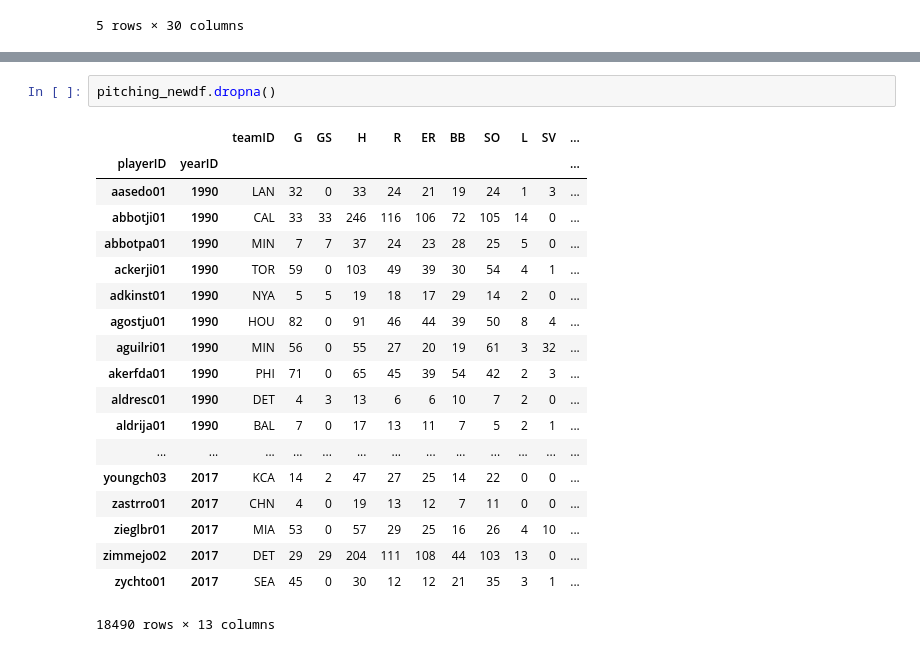
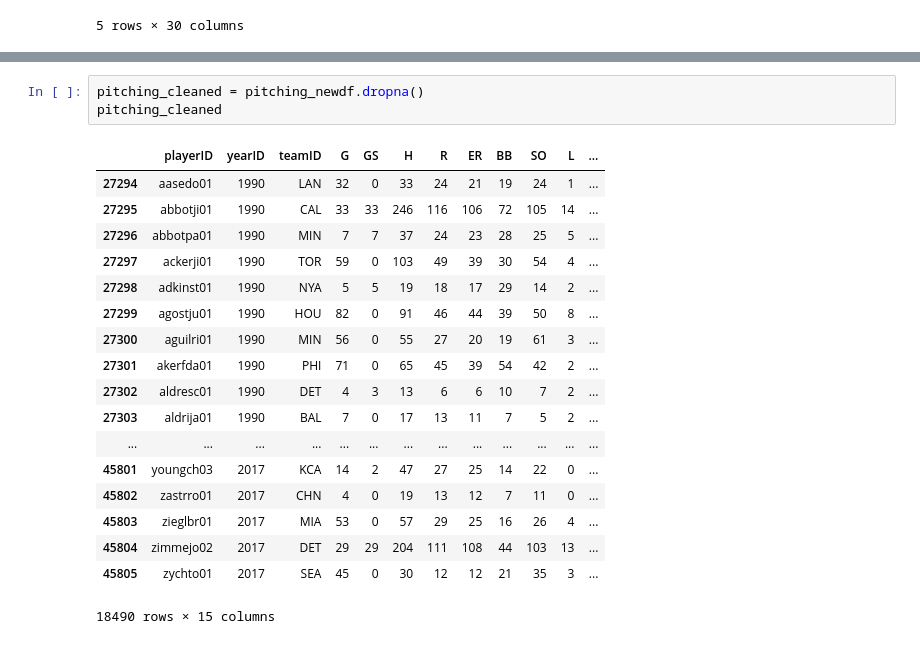
Before and after one commit to sueyahara/ETL_Project, a Jupyter notebook: Salaries_Pitching.ipynb, the cells around one changed output, grey strips where cells are left out. Saved outputs shown, nothing was run; the diff lists cells and outputs as text.

```diff
--- a/Salaries_Pitching.ipynb
+++ b/Salaries_Pitching.ipynb
@@ -171,23 +144,23 @@ ERA       float64
 dtype: object
-# %%
-pitching_newdf.dropna()
-# %% [output]
-|  |  | teamID | G | GS | H | R | ER | BB | SO | L | SV | ... |
-| playerID | yearID |  |  |  |  |  |  |  |  |  |  | ... |
-| aasedo01 | 1990 | LAN | 32 | 0 | 33 | 24 | 21 | 19 | 24 | 1 | 3 | ... |
-| abbotji01 | 1990 | CAL | 33 | 33 | 246 | 116 | 106 | 72 | 105 | 14 | 0 | ... |
-| abbotpa01 | 1990 | MIN | 7 | 7 | 37 | 24 | 23 | 28 | 25 | 5 | 0 | ... |
-| ackerji01 | 1990 | TOR | 59 | 0 | 103 | 49 | 39 | 30 | 54 | 4 | 1 | ... |
-| adkinst01 | 1990 | NYA | 5 | 5 | 19 | 18 | 17 | 29 | 14 | 2 | 0 | ... |
-| agostju01 | 1990 | HOU | 82 | 0 | 91 | 46 | 44 | 39 | 50 | 8 | 4 | ... |
-| aguilri01 | 1990 | MIN | 56 | 0 | 55 | 27 | 20 | 19 | 61 | 3 | 32 | ... |
-| akerfda01 | 1990 | PHI | 71 | 0 | 65 | 45 | 39 | 54 | 42 | 2 | 3 | ... |
-| aldresc01 | 1990 | DET | 4 | 3 | 13 | 6 | 6 | 10 | 7 | 2 | 0 | ... |
-| aldrija01 | 1990 | BAL | 7 | 0 | 17 | 13 | 11 | 7 | 5 | 2 | 1 | ... |
-| ... | ... | ... | ... | ... | ... | ... | ... | ... | ... | ... | ... | ... |
-| youngch03 | 2017 | KCA | 14 | 2 | 47 | 27 | 25 | 14 | 22 | 0 | 0 | ... |
-| zastrro01 | 2017 | CHN | 4 | 0 | 19 | 13 | 12 | 7 | 11 | 0 | 0 | ... |
-| zieglbr01 | 2017 | MIA | 53 | 0 | 57 | 29 | 25 | 16 | 26 | 4 | 10 | ... |
-| zimmejo02 | 2017 | DET | 29 | 29 | 204 | 111 | 108 | 44 | 103 | 13 | 0 | ... |
-| zychto01 | 2017 | SEA | 45 | 0 | 30 | 12 | 12 | 21 | 35 | 3 | 1 | ... |
-18490 rows × 13 columns
+# %%
+pitching_cleaned = pitching_newdf.dropna()
+pitching_cleaned
+# %% [output]
+|  | playerID | yearID | teamID | G | GS | H | R | ER | BB | SO | L | ... |
+| 27294 | aasedo01 | 1990 | LAN | 32 | 0 | 33 | 24 | 21 | 19 | 24 | 1 | ... |
+| 27295 | abbotji01 | 1990 | CAL | 33 | 33 | 246 | 116 | 106 | 72 | 105 | 14 | ... |
+| 27296 | abbotpa01 | 1990 | MIN | 7 | 7 | 37 | 24 | 23 | 28 | 25 | 5 | ... |
+| 27297 | ackerji01 | 1990 | TOR | 59 | 0 | 103 | 49 | 39 | 30 | 54 | 4 | ... |
+| 27298 | adkinst01 | 1990 | NYA | 5 | 5 | 19 | 18 | 17 | 29 | 14 | 2 | ... |
+| 27299 | agostju01 | 1990 | HOU | 82 | 0 | 91 | 46 | 44 | 39 | 50 | 8 | ... |
+| 27300 | aguilri01 | 1990 | MIN | 56 | 0 | 55 | 27 | 20 | 19 | 61 | 3 | ... |
+| 27301 | akerfda01 | 1990 | PHI | 71 | 0 | 65 | 45 | 39 | 54 | 42 | 2 | ... |
+| 27302 | aldresc01 | 1990 | DET | 4 | 3 | 13 | 6 | 6 | 10 | 7 | 2 | ... |
+| 27303 | aldrija01 | 1990 | BAL | 7 | 0 | 17 | 13 | 11 | 7 | 5 | 2 | ... |
+| ... | ... | ... | ... | ... | ... | ... | ... | ... | ... | ... | ... | ... |
+| 45801 | youngch03 | 2017 | KCA | 14 | 2 | 47 | 27 | 25 | 14 | 22 | 0 | ... |
+| 45802 | zastrro01 | 2017 | CHN | 4 | 0 | 19 | 13 | 12 | 7 | 11 | 0 | ... |
+| 45803 | zieglbr01 | 2017 | MIA | 53 | 0 | 57 | 29 | 25 | 16 | 26 | 4 | ... |
+| 45804 | zimmejo02 | 2017 | DET | 29 | 29 | 204 | 111 | 108 | 44 | 103 | 13 | ... |
+| 45805 | zychto01 | 2017 | SEA | 45 | 0 | 30 | 12 | 12 | 21 | 35 | 3 | ... |
+18490 rows × 15 columns
```
Also changed, not shown: parts of 9 cells of this notebook.
